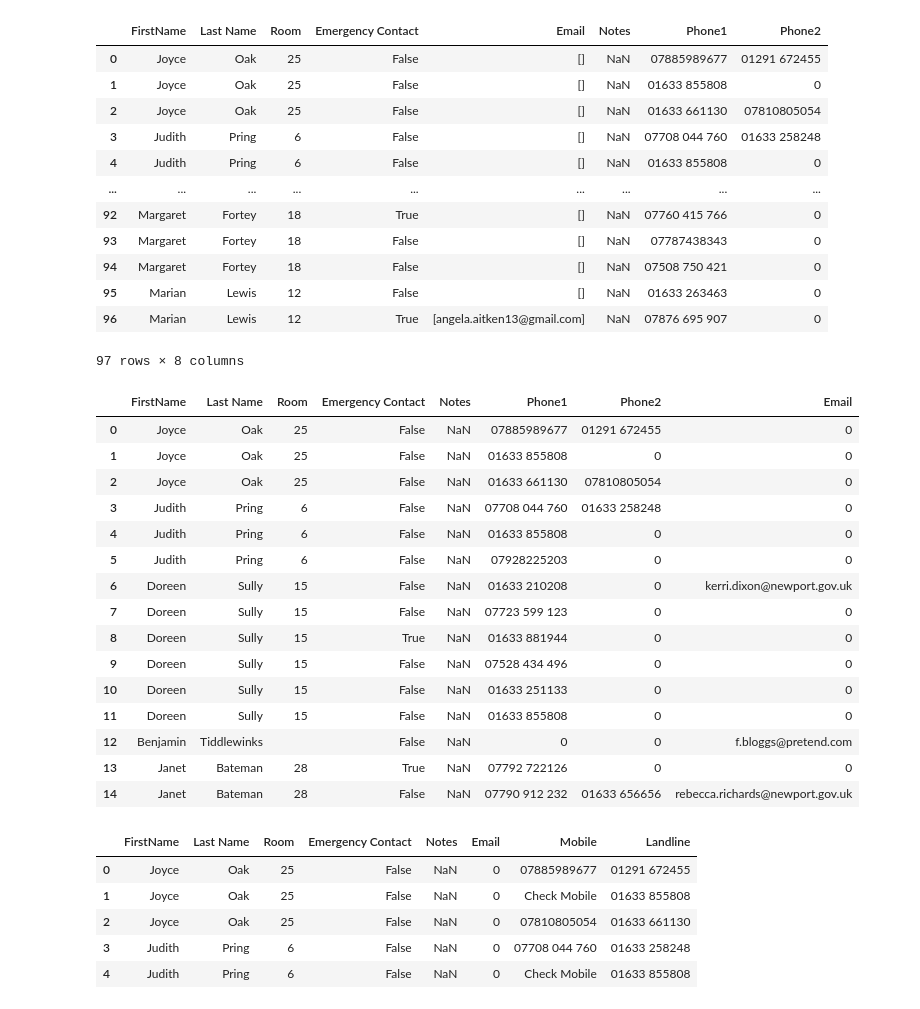
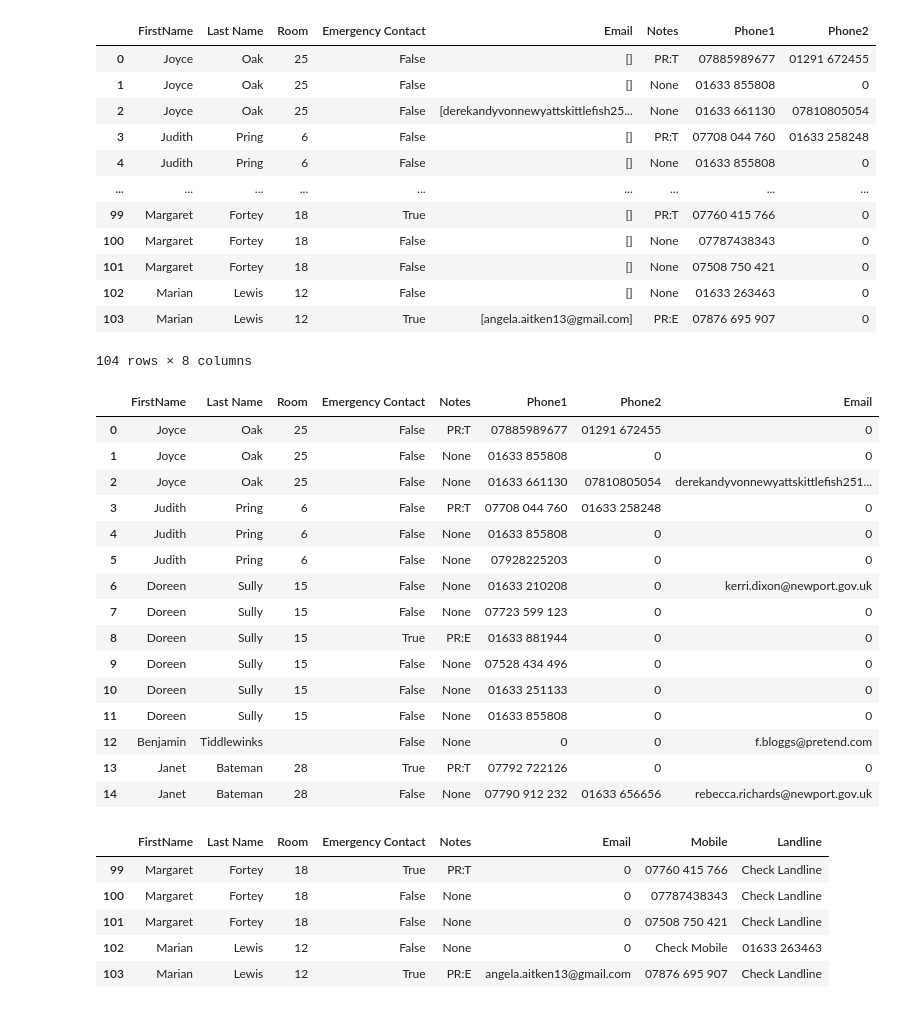
Before and after one commit to thunderbait/pcs-flex-adapter, a Jupyter notebook: Untitled1.ipynb, the cells around one changed output. Saved outputs shown, nothing was run; the diff lists cells and outputs as text; code cells hidden in the pictures.

Commit message:
edits to work with Notes

```diff
--- a/Untitled1.ipynb
+++ b/Untitled1.ipynb
@@ -30,6 +30,7 @@ userRooms = []
 telephones = []
 emergency = []
 email = []
+notes = []
 
 def getUserInformation():
     for serviceUser in response_info[0]['serviceUsers']:
@@ -40,6 +41,7 @@ def getUserInformation():
             relationshipPhones = relationship['telephone']
             isEmergencyContact = relationship['emergencyContact']
             relationshipEmail = relationship['email']
+            relationshipNotes = relationship['notes']
 
             firstNames.append(firstName)
             lastNames.append(lastName)
@@ -47,6 +49,7 @@ def getUserInformation():
             telephones.append(relationshipPhones)
             emergency.append(isEmergencyContact)
             email.append(relationshipEmail)
+            notes.append(relationshipNotes)
 # %%
 getUserInformation()
 # %%
@@ -58,6 +61,7 @@ flex_df['Room'] = userRooms
 flex_df['Phones'] = telephones
 flex_df['Emergency Contact'] = emergency
 flex_df['Email'] = email
+flex_df['Notes'] = notes
 # %%
 flex_df
 # %% [output]
@@ -115,18 +119,18 @@ del flex_df['Phones']
 flex_df
 # %% [output]
 |  | FirstName | Last Name | Room | Emergency Contact | Email | Notes | Phone1 | Phone2 |
-| 0 | Joyce | Oak | 25 | False | [] | NaN | 07885989677 | 01291 672455 |
-| 1 | Joyce | Oak | 25 | False | [] | NaN | 01633 855808 | 0 |
-| 2 | Joyce | Oak | 25 | False | [] | NaN | 01633 661130 | 07810805054 |
-| 3 | Judith | Pring | 6 | False | [] | NaN | 07708 044 760 | 01633 258248 |
-| 4 | Judith | Pring | 6 | False | [] | NaN | 01633 855808 | 0 |
+| 0 | Joyce | Oak | 25 | False | [] | PR:T | 07885989677 | 01291 672455 |
+| 1 | Joyce | Oak | 25 | False | [] | None | 01633 855808 | 0 |
+| 2 | Joyce | Oak | 25 | False | [derekandyvonnewyattskittlefish25... | None | 01633 661130 | 07810805054 |
+| 3 | Judith | Pring | 6 | False | [] | PR:T | 07708 044 760 | 01633 258248 |
+| 4 | Judith | Pring | 6 | False | [] | None | 01633 855808 | 0 |
 | ... | ... | ... | ... | ... | ... | ... | ... | ... |
-| 92 | Margaret | Fortey | 18 | True | [] | NaN | 07760 415 766 | 0 |
-| 93 | Margaret | Fortey | 18 | False | [] | NaN | 07787438343 | 0 |
-| 94 | Margaret | Fortey | 18 | False | [] | NaN | 07508 750 421 | 0 |
-| 95 | Marian | Lewis | 12 | False | [] | NaN | 01633 263463 | 0 |
-| 96 | Marian | Lewis | 12 | True | [angela.aitken13@gmail.com] | NaN | 07876 695 907 | 0 |
+| 99 | Margaret | Fortey | 18 | True | [] | PR:T | 07760 415 766 | 0 |
+| 100 | Margaret | Fortey | 18 | False | [] | None | 07787438343 | 0 |
+| 101 | Margaret | Fortey | 18 | False | [] | None | 07508 750 421 | 0 |
+| 102 | Marian | Lewis | 12 | False | [] | None | 01633 263463 | 0 |
+| 103 | Marian | Lewis | 12 | True | [angela.aitken13@gmail.com] | PR:E | 07876 695 907 | 0 |
-97 rows × 8 columns
+104 rows × 8 columns
 # %%
 email_list=[]
 
@@ -145,21 +149,21 @@ flex_df['Email']= email_list
 flex_df.head(15)
 # %% [output]
 |  | FirstName | Last Name | Room | Emergency Contact | Notes | Phone1 | Phone2 | Email |
-| 0 | Joyce | Oak | 25 | False | NaN | 07885989677 | 01291 672455 | 0 |
-| 1 | Joyce | Oak | 25 | False | NaN | 01633 855808 | 0 | 0 |
-| 2 | Joyce | Oak | 25 | False | NaN | 01633 661130 | 07810805054 | 0 |
-| 3 | Judith | Pring | 6 | False | NaN | 07708 044 760 | 01633 258248 | 0 |
-| 4 | Judith | Pring | 6 | False | NaN | 01633 855808 | 0 | 0 |
-| 5 | Judith | Pring | 6 | False | NaN | 07928225203 | 0 | 0 |
-| 6 | Doreen | Sully | 15 | False | NaN | 01633 210208 | 0 | kerri.dixon@newport.gov.uk |
-| 7 | Doreen | Sully | 15 | False | NaN | 07723 599 123 | 0 | 0 |
-| 8 | Doreen | Sully | 15 | True | NaN | 01633 881944 | 0 | 0 |
-| 9 | Doreen | Sully | 15 | False | NaN | 07528 434 496 | 0 | 0 |
-| 10 | Doreen | Sully | 15 | False | NaN | 01633 251133 | 0 | 0 |
-| 11 | Doreen | Sully | 15 | False | NaN | 01633 855808 | 0 | 0 |
-| 12 | Benjamin | Tiddlewinks |  | False | NaN | 0 | 0 | f.bloggs@pretend.com |
-| 13 | Janet | Bateman | 28 | True | NaN | 07792 722126 | 0 | 0 |
-| 14 | Janet | Bateman | 28 | False | NaN | 07790 912 232 | 01633 656656 | rebecca.richards@newport.gov.uk |
+| 0 | Joyce | Oak | 25 | False | PR:T | 07885989677 | 01291 672455 | 0 |
+| 1 | Joyce | Oak | 25 | False | None | 01633 855808 | 0 | 0 |
+| 2 | Joyce | Oak | 25 | False | None | 01633 661130 | 07810805054 | derekandyvonnewyattskittlefish251... |
+| 3 | Judith | Pring | 6 | False | PR:T | 07708 044 760 | 01633 258248 | 0 |
+| 4 | Judith | Pring | 6 | False | None | 01633 855808 | 0 | 0 |
+| 5 | Judith | Pring | 6 | False | None | 07928225203 | 0 | 0 |
+| 6 | Doreen | Sully | 15 | False | None | 01633 210208 | 0 | kerri.dixon@newport.gov.uk |
+| 7 | Doreen | Sully | 15 | False | None | 07723 599 123 | 0 | 0 |
+| 8 | Doreen | Sully | 15 | True | PR:E | 01633 881944 | 0 | 0 |
+| 9 | Doreen | Sully | 15 | False | None | 07528 434 496 | 0 | 0 |
+| 10 | Doreen | Sully | 15 | False | None | 01633 251133 | 0 | 0 |
+| 11 | Doreen | Sully | 15 | False | None | 01633 855808 | 0 | 0 |
+| 12 | Benjamin | Tiddlewinks |  | False | None | 0 | 0 | f.bloggs@pretend.com |
+| 13 | Janet | Bateman | 28 | True | PR:T | 07792 722126 | 0 | 0 |
+| 14 | Janet | Bateman | 28 | False | None | 07790 912 232 | 01633 656656 | rebecca.richards@newport.gov.uk |
 # %%
 mobile_list = []
 landline_list = []
@@ -195,15 +199,15 @@ telephoneChecker()
 # %%
 flex_df['Mobile'] = mobile_list
 flex_df['Landline'] = landline_list
 del flex_df['Phone1']
 del flex_df['Phone2']
-flex_df.head()
+flex_df.tail()
 # %% [output]
 |  | FirstName | Last Name | Room | Emergency Contact | Notes | Email | Mobile | Landline |
-| 0 | Joyce | Oak | 25 | False | NaN | 0 | 07885989677 | 01291 672455 |
-| 1 | Joyce | Oak | 25 | False | NaN | 0 | Check Mobile | 01633 855808 |
-| 2 | Joyce | Oak | 25 | False | NaN | 0 | 07810805054 | 01633 661130 |
-| 3 | Judith | Pring | 6 | False | NaN | 0 | 07708 044 760 | 01633 258248 |
-| 4 | Judith | Pring | 6 | False | NaN | 0 | Check Mobile | 01633 855808 |
+| 99 | Margaret | Fortey | 18 | True | PR:T | 0 | 07760 415 766 | Check Landline |
+| 100 | Margaret | Fortey | 18 | False | None | 0 | 07787438343 | Check Landline |
+| 101 | Margaret | Fortey | 18 | False | None | 0 | 07508 750 421 | Check Landline |
+| 102 | Marian | Lewis | 12 | False | None | 0 | Check Mobile | 01633 263463 |
+| 103 | Marian | Lewis | 12 | True | PR:E | angela.aitken13@gmail.com | 07876 695 907 | Check Landline |
 # %%
 flex_df.to_csv(r'flex.csv')
```
Also changed, not shown: parts of 2 cells of this notebook, 1 other file.
